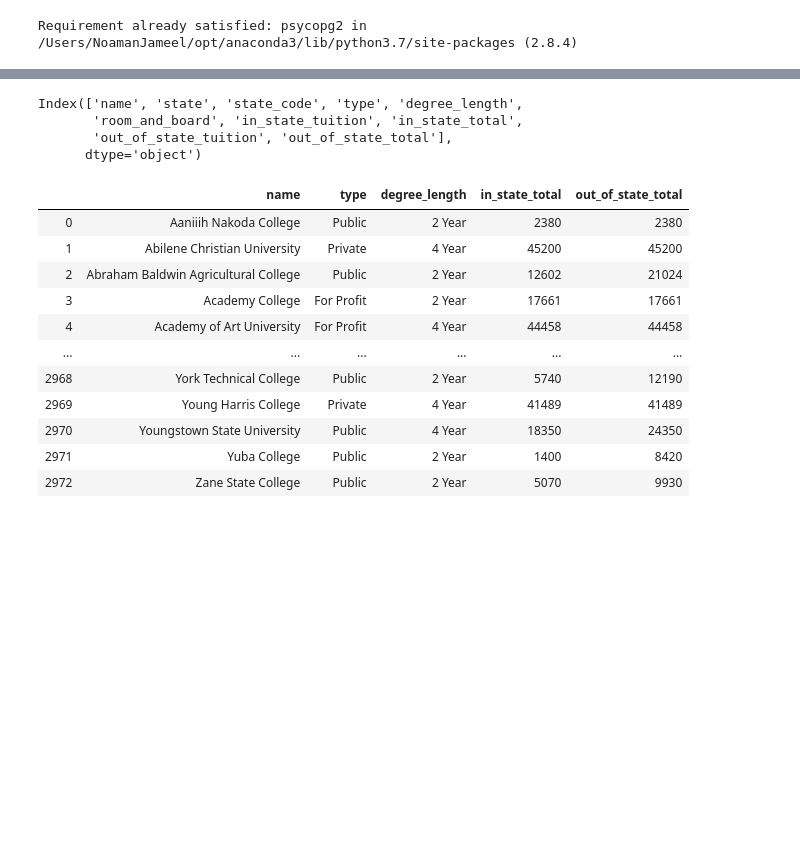
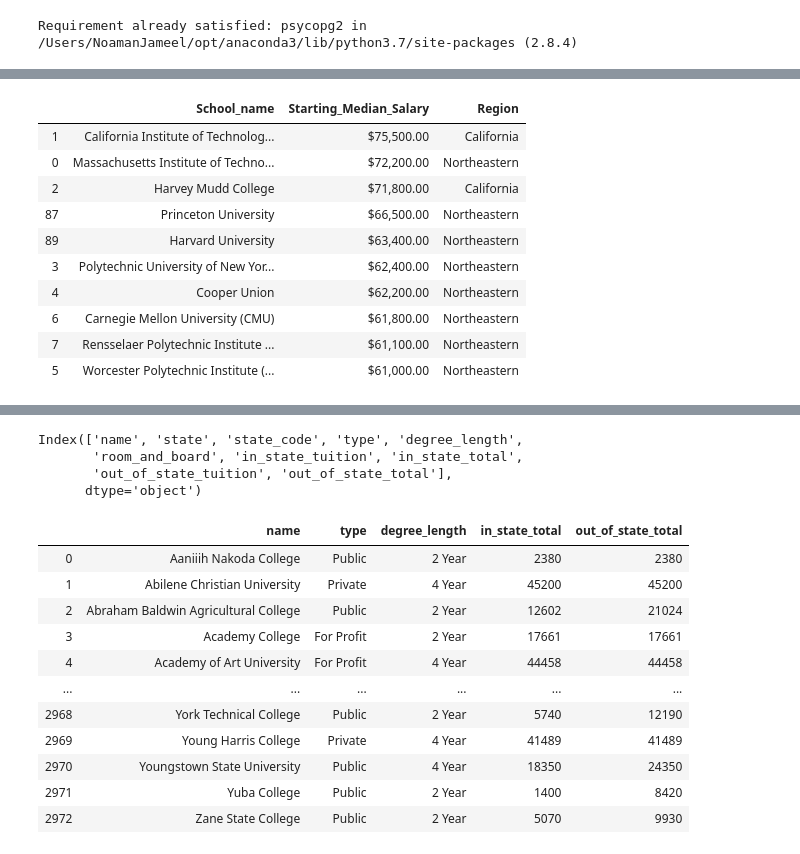
Before and after one commit to njameel632/ETL---Project, a Jupyter notebook: ETL Project.ipynb, the cells around one changed output, grey strips where cells are left out. Saved outputs shown, nothing was run; the diff lists cells and outputs as text; code cells hidden in the pictures; blank space fills up the shorter version.

```diff
--- a/ETL Project.ipynb
+++ b/ETL Project.ipynb
@@ -96,3 +107,20 @@ salaries_college_region.head()
 | 2 | Harvey Mudd College | $71,800.00 | California |
 | 3 | Polytechnic University of New Yor... | $62,400.00 | Northeastern |
 | 4 | Cooper Union | $62,200.00 | Northeastern |
+# %%
+## Finding highest salary by region
+
+highest_salary_region = salaries_college_region.sort_values(by='Starting_Median_Salary', ascending=False)
+highest_salary_region.head(10)
+# %% [output]
+|  | School_name | Starting_Median_Salary | Region |
+| 1 | California Institute of Technolog... | $75,500.00 | California |
+| 0 | Massachusetts Institute of Techno... | $72,200.00 | Northeastern |
+| 2 | Harvey Mudd College | $71,800.00 | California |
+| 87 | Princeton University | $66,500.00 | Northeastern |
+| 89 | Harvard University | $63,400.00 | Northeastern |
+| 3 | Polytechnic University of New Yor... | $62,400.00 | Northeastern |
+| 4 | Cooper Union | $62,200.00 | Northeastern |
+| 6 | Carnegie Mellon University (CMU) | $61,800.00 | Northeastern |
+| 7 | Rensselaer Polytechnic Institute ... | $61,100.00 | Northeastern |
+| 5 | Worcester Polytechnic Institute (... | $61,000.00 | Northeastern |
```
Also changed, not shown: parts of 15 cells of this notebook, 6 other files.
